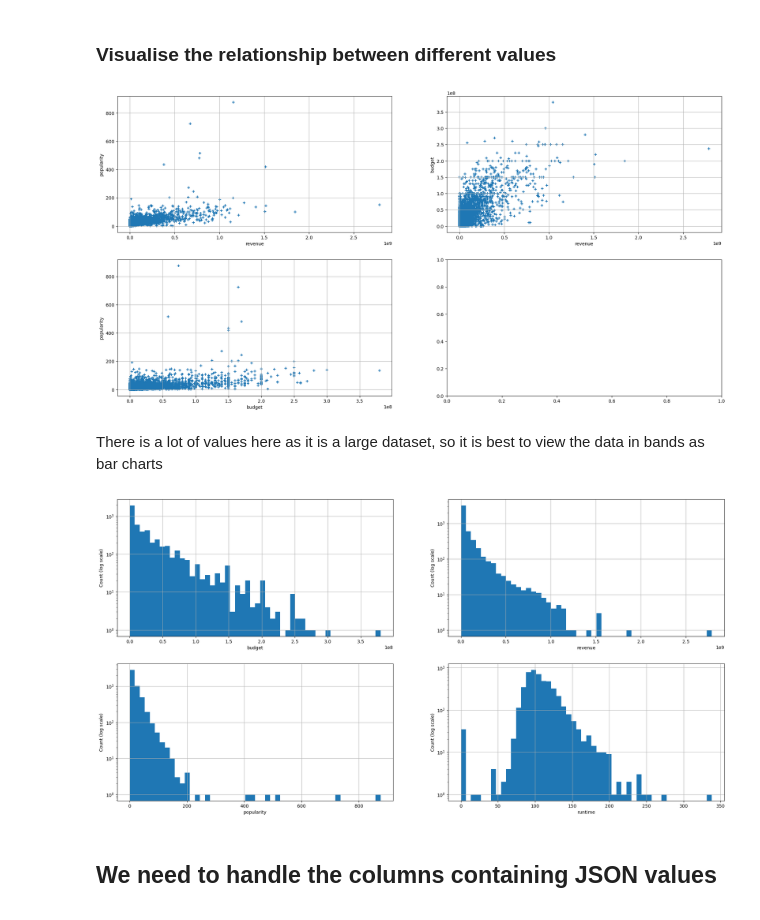
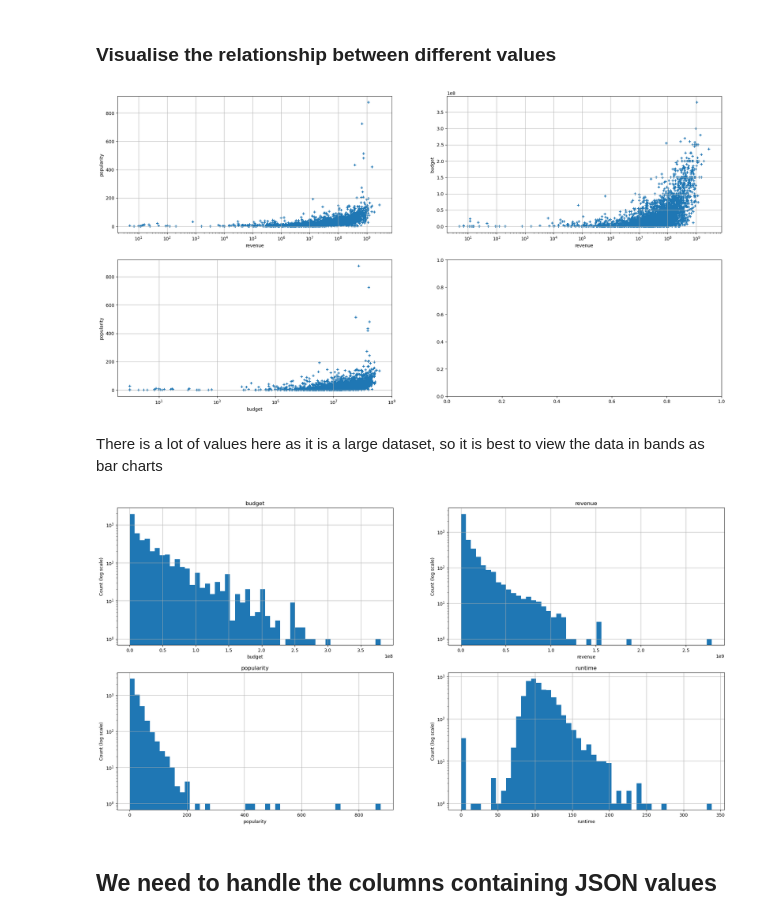
Before and after one commit to haydentbs/MovieDataEDA, a Jupyter notebook: eda.ipynb, the cells around one changed output. Saved outputs shown, nothing was run; the diff lists cells and outputs as text; code cells hidden in the pictures.

```diff
--- a/eda.ipynb
+++ b/eda.ipynb
@@ -117,27 +117,29 @@ plt.show()
 # %%
 
 
 def scatter_pairs(label_pairs,df):
 
     num_pairs = len(label_pairs)
     fig, axes = plt.subplots(nrows = int((num_pairs/2)+1), ncols=min(2,num_pairs), figsize=(24,6*int((num_pairs/2)+1)))
     axes = axes.flatten()
 
     for i, pair in enumerate(label_pairs):
 
         ax = axes[i]
         x = df[pair[0]]
         y = df[pair[1]]
 
         ax.scatter(x,y, marker='+')
         ax.set_xlabel(pair[0])
         ax.set_ylabel(pair[1])
+        ax.set_xscale('log')
+        # ax.set_yscale('log')
         ax.grid()
 
 
 scatter_pairs([['revenue', 'popularity'], ['revenue', 'budget'], ['budget', 'popularity']],df)
 # %% [output]
-[figure, old version]
+[figure, new version]
 # %% [markdown]
 There is a lot of values here as it is a large dataset, so it is best to view the data in bands as bar charts
 # %%
@@ -158,6 +160,7 @@ def histograms(categories,df):
         ax.set_ylabel('Count (log scale)')
         ax.grid()
         ax.set_yscale('log')
+        ax.set_title(category)
 
 # plt.figure(figsize=(12,7))
 # plt.hist(df['budget'],bins= 50)
@@ -169,7 +172,7 @@ def histograms(categories,df):
 
 histograms(['budget', 'revenue', 'popularity', 'runtime'],df)
 # %% [output]
-[figure, old version]
+[figure, new version]
 # %% [markdown]
 ## We need to handle the columns containing JSON values
 # %%
```
Also changed, not shown: parts of 3 cells of this notebook.
